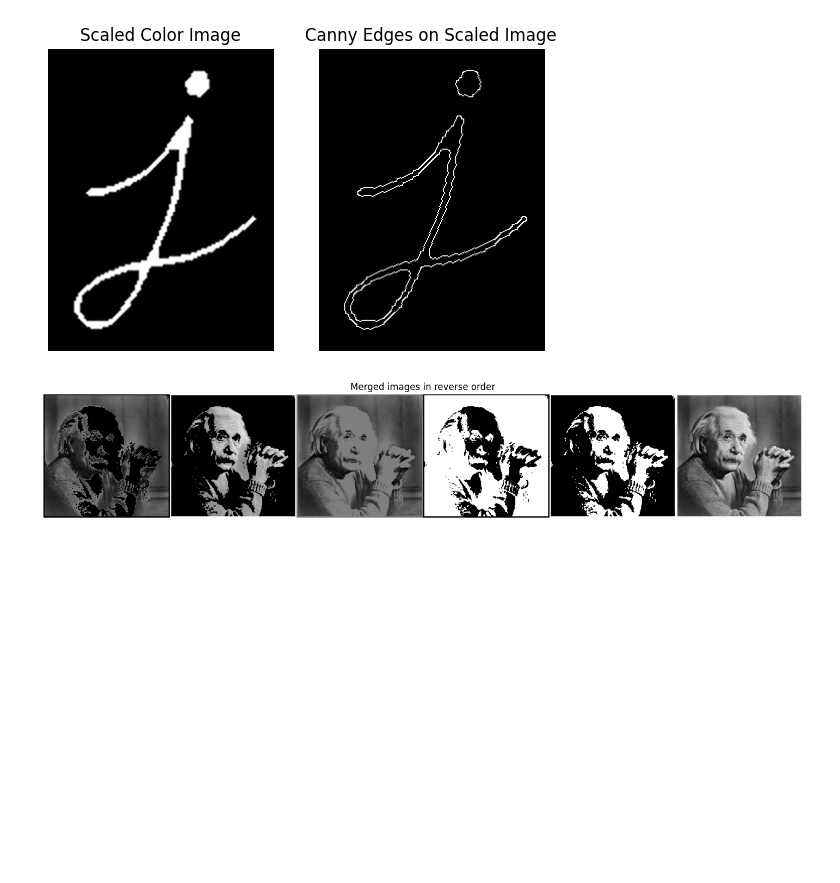
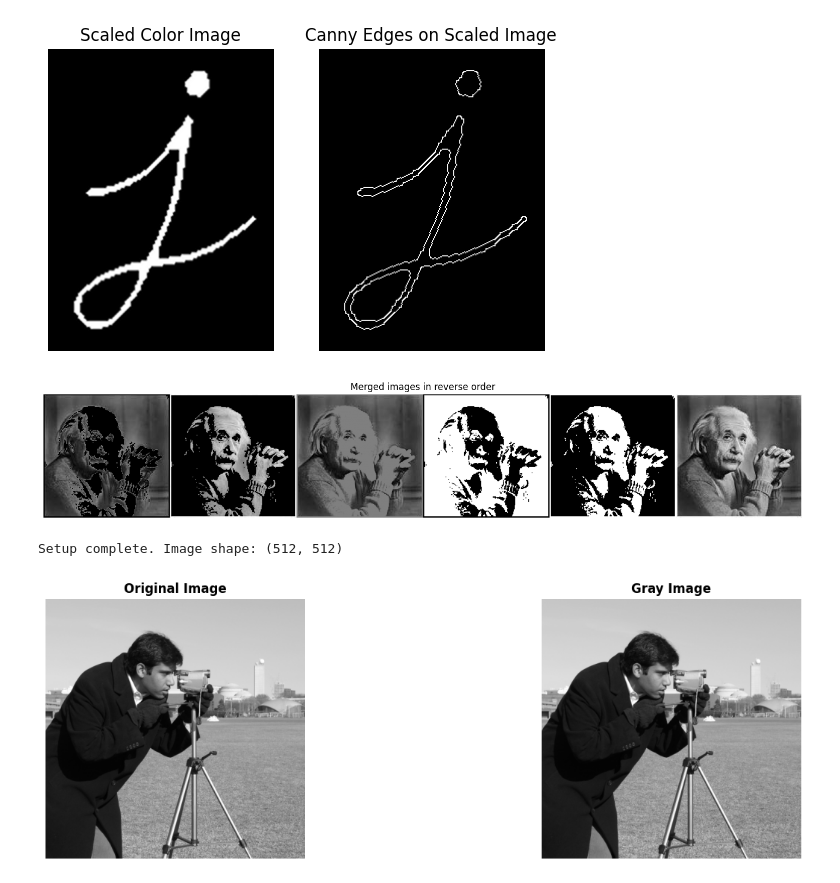
Before and after one commit to mritunjay90/IPPRLAB, a Jupyter notebook: lab2/lab2.ipynb, the cells around one changed output. Saved outputs shown, nothing was run; the diff lists cells and outputs as text; code cells hidden in the pictures; blank space fills up the shorter version.

```diff
--- a/lab2/lab2.ipynb
+++ b/lab2/lab2.ipynb
@@ -78,3 +78,53 @@ plt.title('Merged images in reverse order')
 plt.show()
 # %% [output]
 [figure]
+# %%
+import cv2
+import numpy as np
+import matplotlib.pyplot as plt
+from skimage import data
+
+def show(images, titles, cmap_list=None, figsize=(16, 4)):
+    """Helper: display multiple images side by side."""
+
+    n = len(images)
+
+    if cmap_list is None:
+        cmap_list = [None] * n
+
+    fig, axes = plt.subplots(1, n, figsize=figsize)
+
+    if n == 1:
+        axes = [axes]
+
+    for ax, img, title, cmap in zip(axes, images, titles, cmap_list):
+        ax.imshow(img, cmap=cmap)
+        ax.set_title(title, fontsize=12, fontweight='bold')
+        ax.axis('off')
+
+    plt.tight_layout()
+    plt.show()
+
+# Load original image
+img_original = cv2.resize(
+    np.array(data.camera(), dtype=np.uint8),
+    (512, 512)
+)
+
+# Convert grayscale image to BGR for original display
+img_original_bgr = cv2.cvtColor(img_original, cv2.COLOR_GRAY2BGR)
+
+# Convert to grayscale
+img_gray = cv2.cvtColor(img_original_bgr, cv2.COLOR_BGR2GRAY)
+
+print("Setup complete. Image shape:", img_gray.shape)
+
+# Display both images
+show(
+    [img_original_bgr, img_gray],
+    ["Original Image", "Gray Image"],
+    [None, 'gray']
+)
+# %% [output]
+Setup complete. Image shape: (512, 512)
+[figure, added]
```
Also changed, not shown: parts of 1 cell of this notebook.
